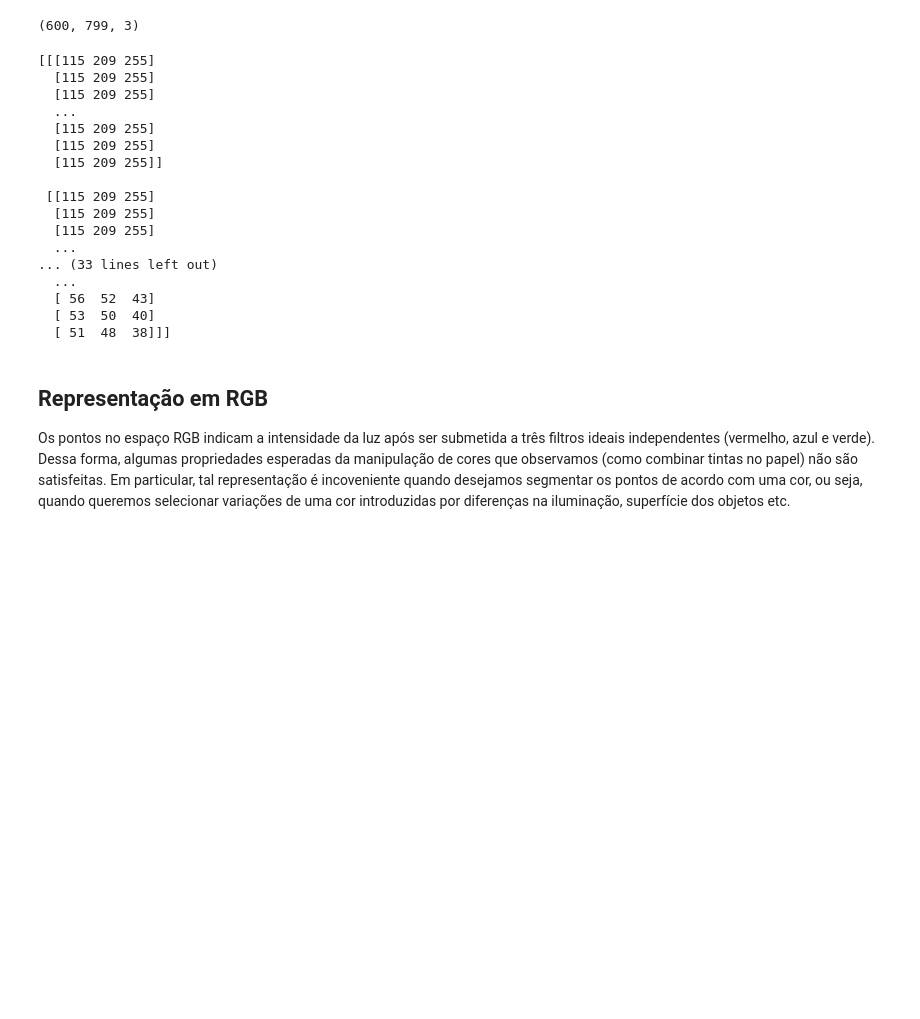
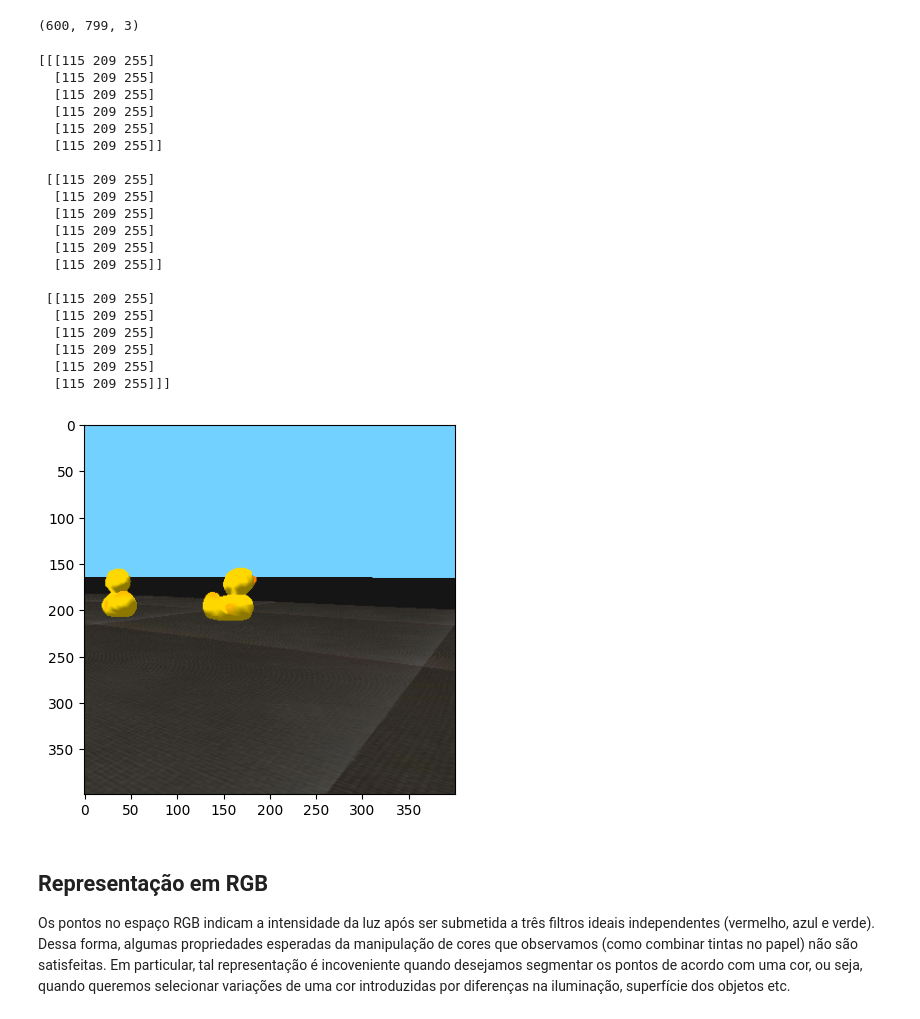
Before and after one commit to raulcdinardi/duckievillage-assignments, a Jupyter notebook: braitenberg/ArquiteturasSensorimotoras01.ipynb, the cells around one changed output. Cells and saved outputs as stored; diff of their text form; code cells hidden in the pictures; blank space fills up the shorter version.

```diff
--- a/braitenberg/filtro.ipynb
+++ b/braitenberg/ArquiteturasSensorimotoras01.ipynb
@@ -40,11 +62,10 @@ img.shape
 # %%
 # Amostra do vetor
-print(img)
+print(corte)
 # %% [output]
 [[[115 209 255]
   [115 209 255]
   [115 209 255]
-  ...
   [115 209 255]
   [115 209 255]
   [115 209 255]]
@@ -52,12 +73,22 @@ print(img)
  [[115 209 255]
   [115 209 255]
   [115 209 255]
-  ...
-... (33 lines left out)
-  ...
-  [ 56  52  43]
-  [ 53  50  40]
-  [ 51  48  38]]]
+  [115 209 255]
+  [115 209 255]
+  [115 209 255]]
+
+ [[115 209 255]
+  [115 209 255]
+  [115 209 255]
+  [115 209 255]
+  [115 209 255]
+  [115 209 255]]]
+# %%
+# Vamos extrair um corte mais interessante e exibí-lo:
+corte = img[:img.shape[1]//2,img.shape[1]//2:,:] # Copia retângulo no canto direito superior
+imshow(corte);
+# %% [output]
+[figure, added]
 # %% [markdown]
 ## Representação em RGB
 
```
Also changed, not shown: parts of 8 cells of this notebook, 3 other files.
